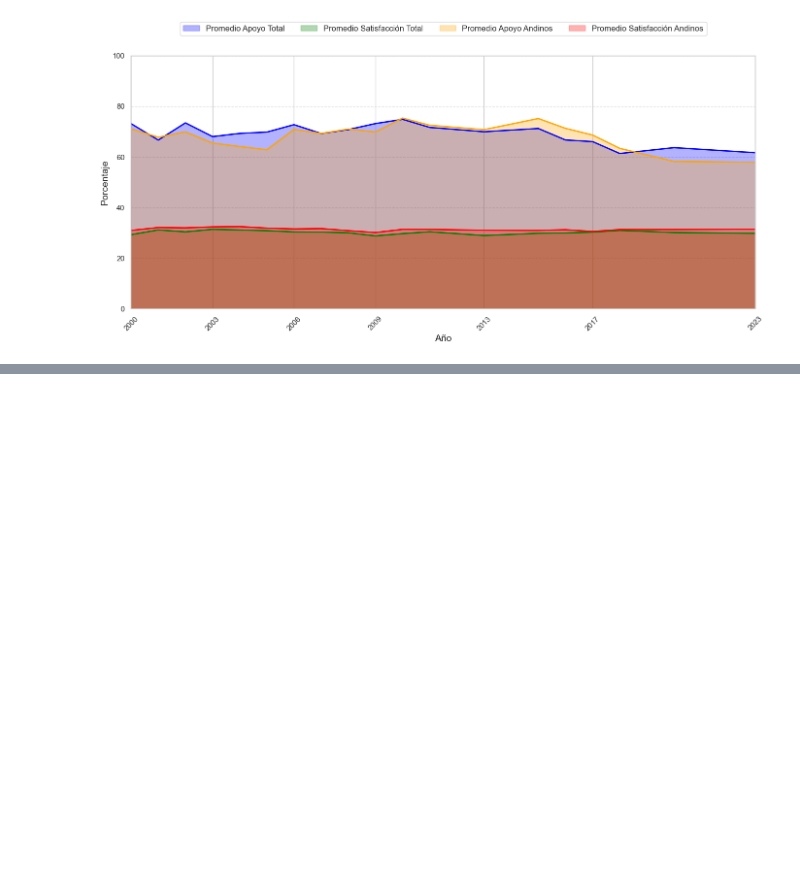
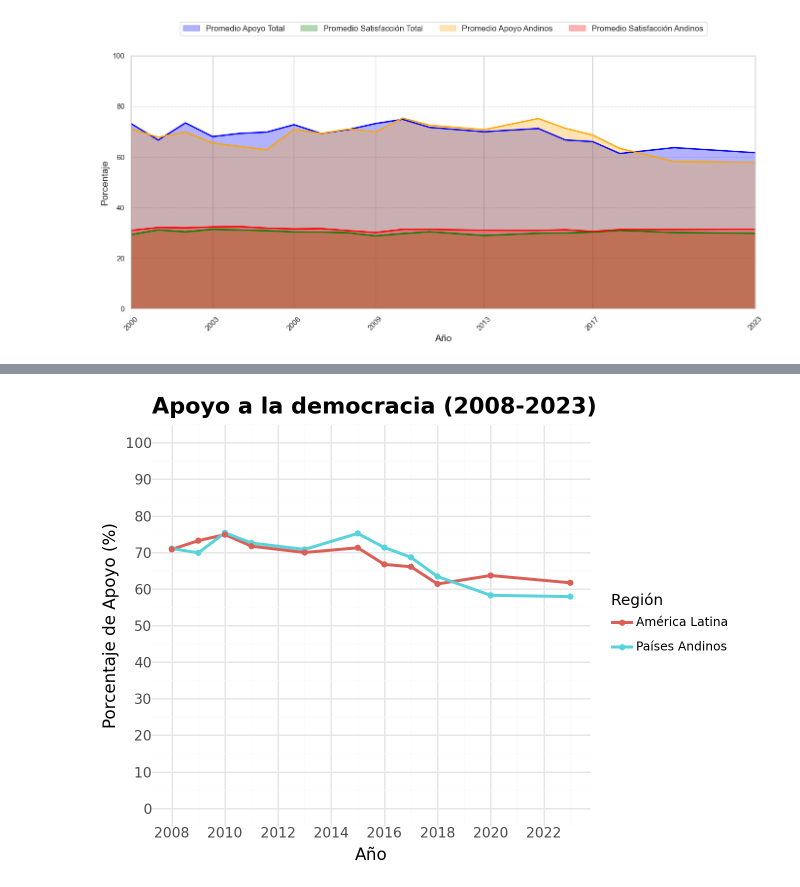
Before and after one commit to nicosil02/Tesis, a Jupyter notebook: Pruebas/intro_2.ipynb, the cells around one changed output, grey strips where cells are left out. Drawn from its saved outputs; the diff is of its cells as text; code cells hidden in the pictures; blank space fills up the shorter version.

```diff
--- a/Pruebas/intro_2.ipynb
+++ b/Pruebas/intro_2.ipynb
@@ -360,0 +471,84 @@ df_clean.to_csv('grand_merge_2.csv', index=False)
+# %%
+import pandas as pd
+from plotnine import (
+    ggplot, aes, geom_line, geom_point, scale_y_continuous, scale_x_continuous,
+    labs, theme_minimal, theme, element_text, guides, guide_legend
+)
+
+# Filtrar el DataFrame para incluir solo los años de 2008 a 2023
+df_clean_filtered = df_clean[df_clean['NUMINVES'].between(2008, 2023)]
+
+# Definir los países andinos
+paises_andinos = ['Perú', 'Colombia', 'Ecuador', 'Bolivia']
+
+# Calcular el promedio de apoyo por año para los países andinos y multiplicar por 100
+promedio_apoyo_andinos = df_clean_filtered[df_clean_filtered['Pais'].isin(paises_andinos)].groupby('NUMINVES')['APOYO'].mean().reset_index()
+promedio_apoyo_andinos['APOYO'] *= 100  # Convertir a porcentaje
+promedio_apoyo_andinos['Region'] = 'Países Andinos'
+
+# Calcular el promedio de apoyo por año para toda América Latina y multiplicar por 100
+promedio_apoyo_latam = df_clean_filtered.groupby('NUMINVES')['APOYO'].mean().reset_index()
+promedio_apoyo_latam['APOYO'] *= 100  # Convertir a porcentaje
+promedio_apoyo_latam['Region'] = 'América Latina'
+
+# Combinar los datos de apoyo
+datos_apoyo = pd.concat([promedio_apoyo_andinos, promedio_apoyo_latam])
+
+# Gráfico de Apoyo usando plotnine
+plot_apoyo = (
+    ggplot(datos_apoyo, aes(x='NUMINVES', y='APOYO', color='Region')) +
+    geom_line(size=1.2) +
+    geom_point() +
+    scale_y_continuous(limits=[0, 100], breaks=range(0, 101, 10)) +
+    scale_x_continuous(breaks=range(2008, 2024, 2)) +
+    labs(title='Apoyo a la democracia (2008-2023)',
+         x='Año', y='Porcentaje de Apoyo (%)', color='Región') +
+    theme_minimal() +
+    theme(
+        plot_title=element_text(size=16, face='bold', ha='left'),
+        axis_title_x=element_text(size=12),
+        axis_title_y=element_text(size=12),
+        axis_text_x=element_text(size=10),
+        axis_text_y=element_text(size=10),
+        legend_position='right'
+    )
+)
+
+# Calcular el promedio de satisfacción por año para los países andinos y multiplicar por 10
+promedio_satisfaccion_andinos = df_clean_filtered[df_clean_filtered['Pais'].isin(paises_andinos)].groupby('NUMINVES')['SATISFACCION'].mean().reset_index()
+promedio_satisfaccion_andinos['SATISFACCION'] *= 10  # Convertir a porcentaje
+promedio_satisfaccion_andinos['Region'] = 'Países Andinos'
+
+# Calcular el promedio de satisfacción por año para toda América Latina y multiplicar por 10
+promedio_satisfaccion_latam = df_clean_filtered.groupby('NUMINVES')['SATISFACCION'].mean().reset_index()
+promedio_satisfaccion_latam['SATISFACCION'] *= 10  # Convertir a porcentaje
+promedio_satisfaccion_latam['Region'] = 'América Latina'
+
+# Combinar los datos de satisfacción
+datos_satisfaccion = pd.concat([promedio_satisfaccion_andinos, promedio_satisfaccion_latam])
+
+# Gráfico de Satisfacción usando plotnine
+plot_satisfaccion = (
+    ggplot(datos_satisfaccion, aes(x='NUMINVES', y='SATISFACCION', color='Region')) +
+    geom_line(size=1.2) +
+    geom_point() +
+    scale_y_continuous(limits=[0, 100], breaks=range(0, 101, 10)) +
+    scale_x_continuous(breaks=range(2008, 2024, 2)) +
+    labs(title='Satisfacción con la democracia (2008-2023)',
+         x='Año', y='Porcentaje de Satisfacción (%)', color='Región') +
+    theme_minimal() +
+    theme(
+        plot_title=element_text(size=16, face='bold', ha='left'),
+        axis_title_x=element_text(size=12),
+        axis_title_y=element_text(size=12),
+        axis_text_x=element_text(size=10),
+        axis_text_y=element_text(size=10),
+        legend_position='right'
+    )
+)
+
+# Mostrar los gráficos
+print(plot_apoyo)
+print(plot_satisfaccion)
+# %% [output]
+[figure, added]
```
Also changed, not shown: parts of 4 cells of this notebook, 3 other files.
